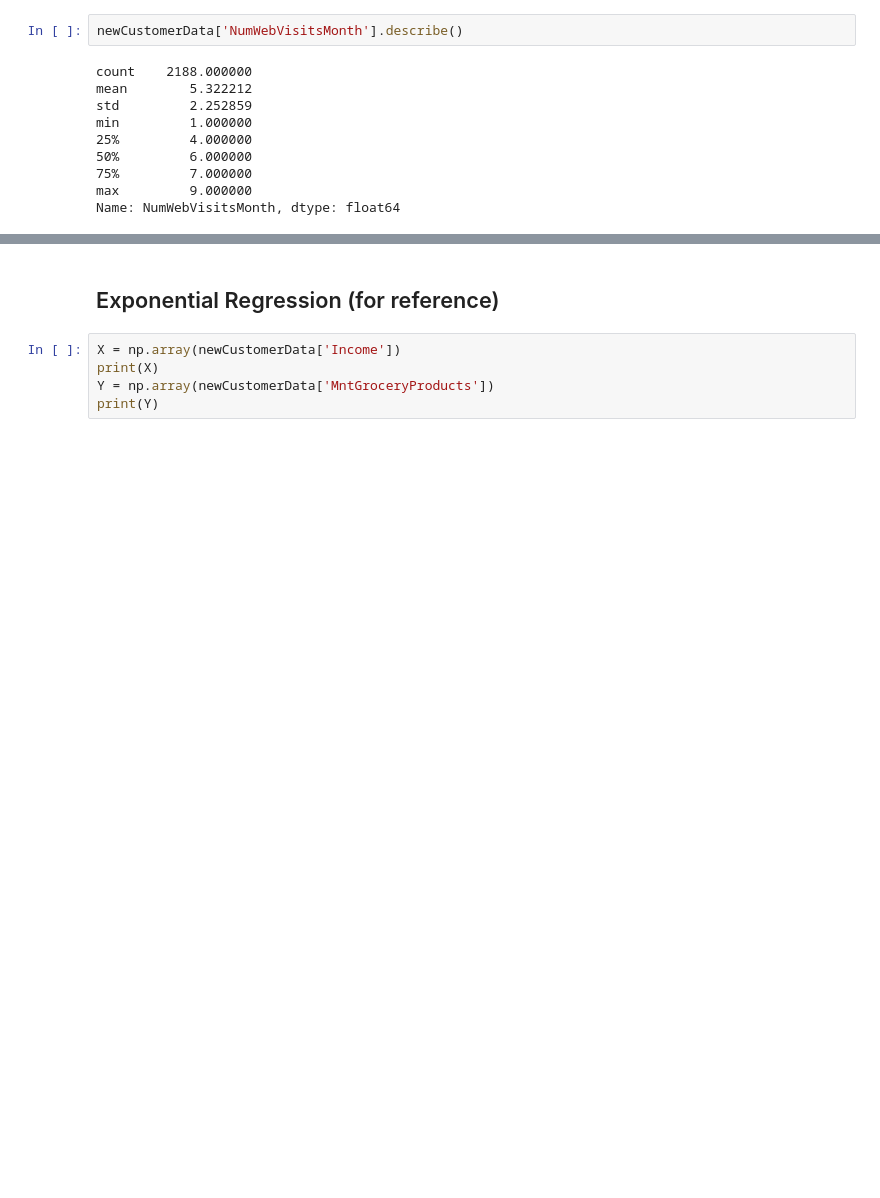
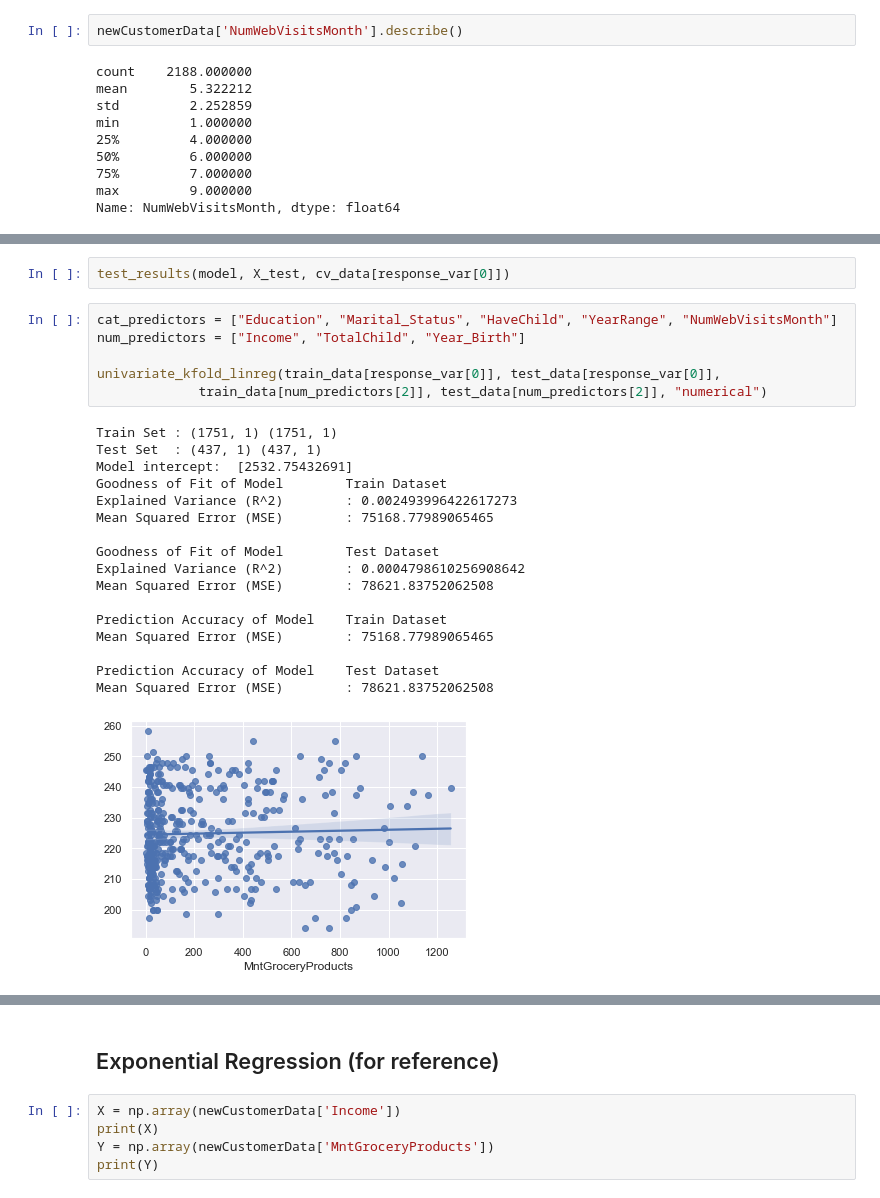
Before and after one commit to BoonHianLim/SC1015-Customer-Personality-Analysis, a Jupyter notebook: Data-Linear-Regression.ipynb, the cells around one changed output, grey strips where cells are left out. Drawn from its saved outputs; the diff is of its cells as text; blank space fills up the shorter version.

```diff
--- a/Data-Linear-Regression.ipynb
+++ b/Data-Linear-Regression.ipynb
@@ -1674,0 +1630,26 @@ Mean Squared Error (MSE)        : 2243.9352936551236
+# %%
+test_results(model, X_test, cv_data[response_var[0]])
+# %%
+cat_predictors = ["Education", "Marital_Status", "HaveChild", "YearRange", "NumWebVisitsMonth"]
+num_predictors = ["Income", "TotalChild", "Year_Birth"]
+
+univariate_kfold_linreg(train_data[response_var[0]], test_data[response_var[0]],
+             train_data[num_predictors[2]], test_data[num_predictors[2]], "numerical")
+# %% [output]
+Train Set : (1751, 1) (1751, 1)
+Test Set  : (437, 1) (437, 1)
+Model intercept:  [2532.75432691]
+Goodness of Fit of Model        Train Dataset
+Explained Variance (R^2)        : 0.002493996422617273
+Mean Squared Error (MSE)        : 75168.77989065465
+
+Goodness of Fit of Model        Test Dataset
+Explained Variance (R^2)        : 0.0004798610256908642
+Mean Squared Error (MSE)        : 78621.83752062508
+
+Prediction Accuracy of Model    Train Dataset
+Mean Squared Error (MSE)        : 75168.77989065465
+
+Prediction Accuracy of Model    Test Dataset
+Mean Squared Error (MSE)        : 78621.83752062508
+[figure, added]
```
Also changed, not shown: parts of 16 cells of this notebook.
